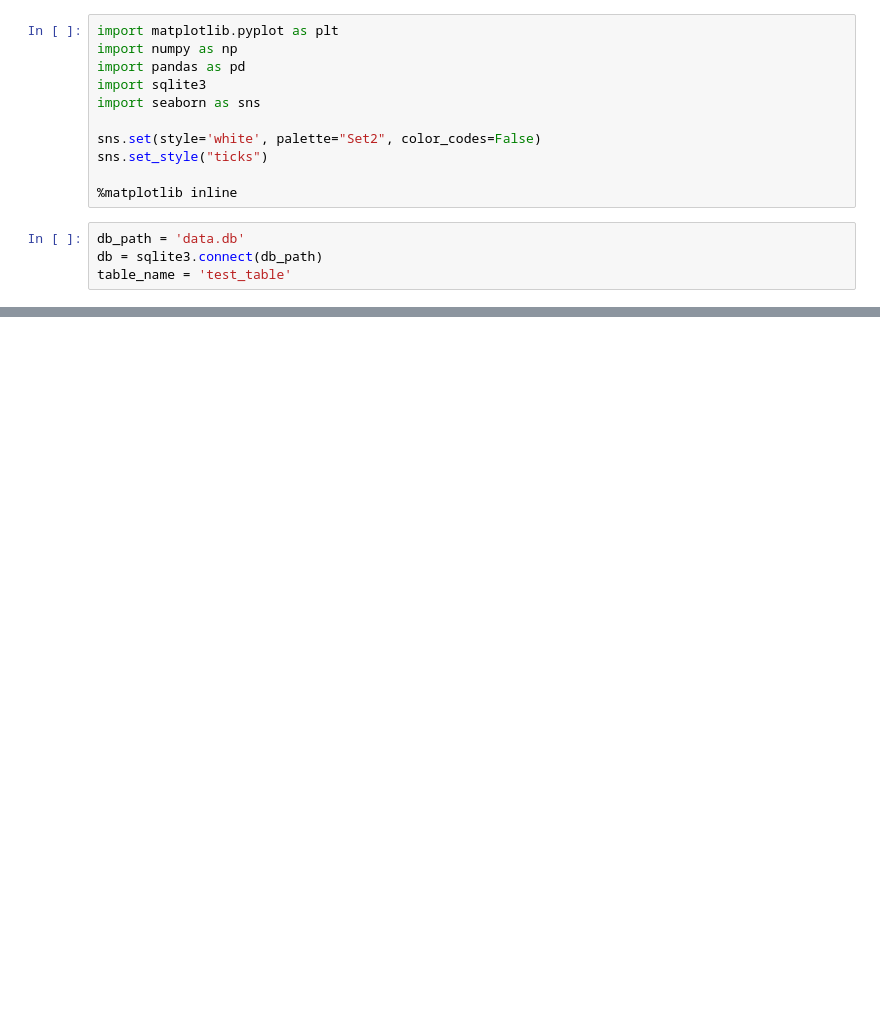
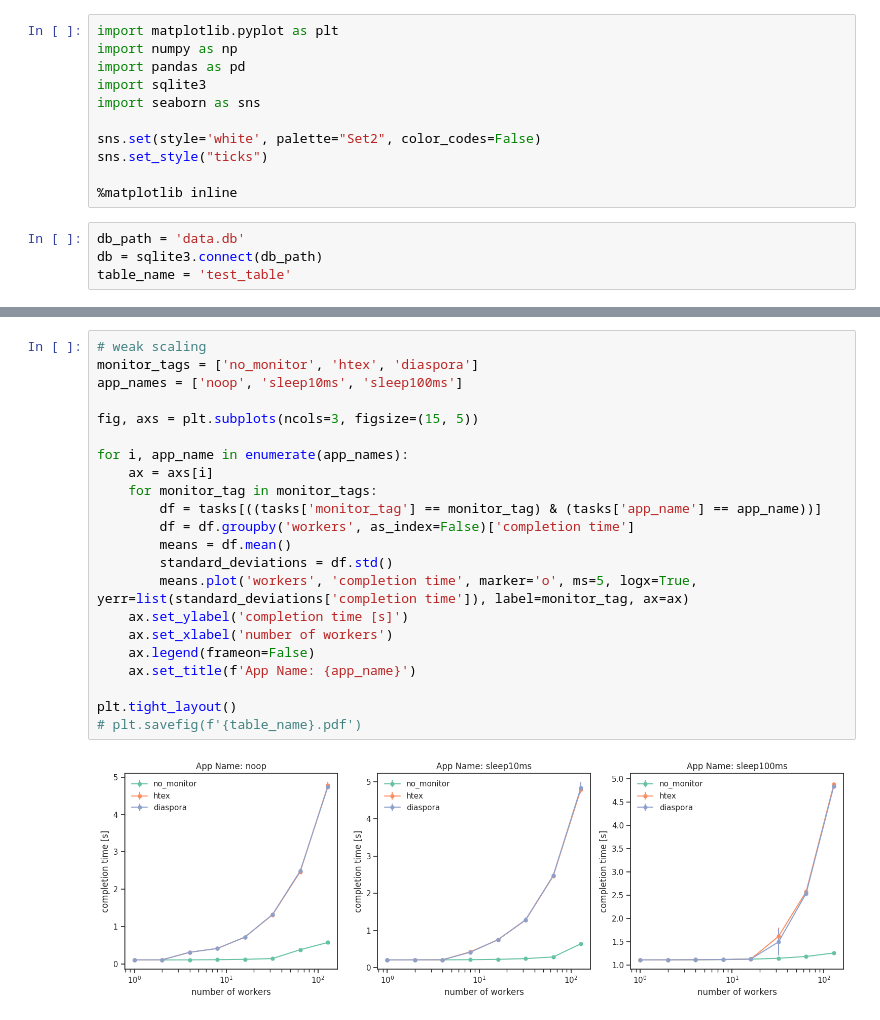
Before and after one commit to ClaudiaCumberbatch/resilient_compute, a Jupyter notebook: performance_experiments/scaling/high_level/completion_time_plot.ipynb, the cells around one changed output, grey strips where cells are left out. Cells and saved outputs as stored; diff of their text form; blank space fills up the shorter version.

Commit message:
add weak scaling data
rm log because too large
can be found in ccTACC

merge commit

```diff
--- a/performance_experiments/scaling/high_level/completion_time_plot.ipynb
+++ b/performance_experiments/scaling/high_level/completion_time_plot.ipynb
@@ -47,3 +48,27 @@ plt.tight_layout()
 # plt.savefig(f'{table_name}.pdf')
 # %% [output]
 [figure]
+# %%
+# weak scaling
+monitor_tags = ['no_monitor', 'htex', 'diaspora']
+app_names = ['noop', 'sleep10ms', 'sleep100ms']
+
+fig, axs = plt.subplots(ncols=3, figsize=(15, 5))
+
+for i, app_name in enumerate(app_names):
+    ax = axs[i]
+    for monitor_tag in monitor_tags:
+        df = tasks[((tasks['monitor_tag'] == monitor_tag) & (tasks['app_name'] == app_name))]
+        df = df.groupby('workers', as_index=False)['completion time']
+        means = df.mean()
+        standard_deviations = df.std()
+        means.plot('workers', 'completion time', marker='o', ms=5, logx=True, yerr=list(standard_deviations['completion time']), label=monitor_tag, ax=ax)
+    ax.set_ylabel('completion time [s]')
+    ax.set_xlabel('number of workers')
+    ax.legend(frameon=False)
+    ax.set_title(f'App Name: {app_name}')
+
+plt.tight_layout()
+# plt.savefig(f'{table_name}.pdf')
+# %% [output]
+[figure, added]
```
Also changed, not shown: parts of 2 cells of this notebook, 4 other files.
